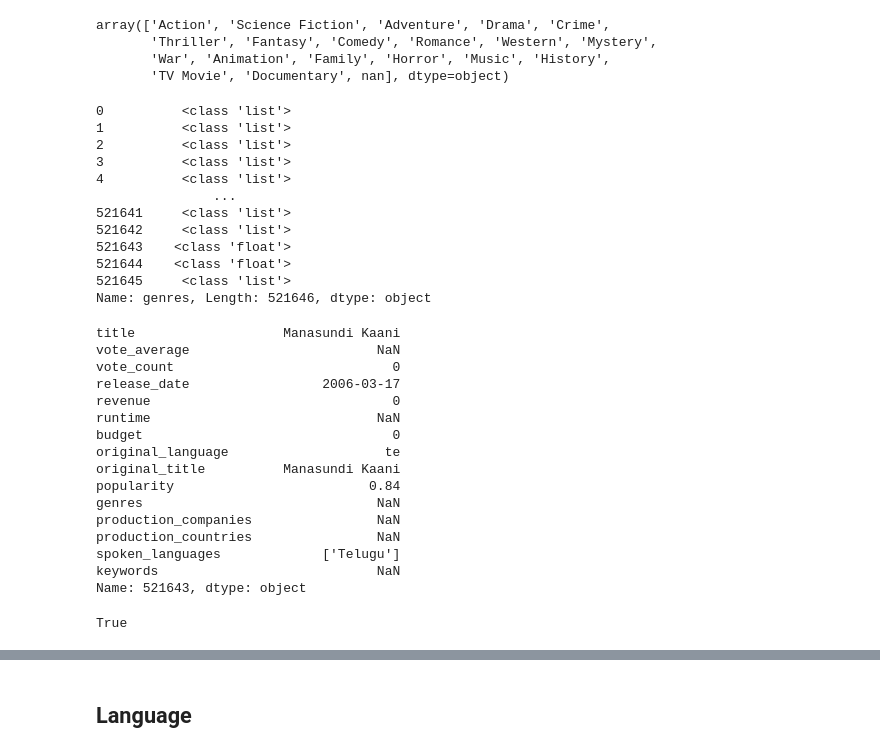
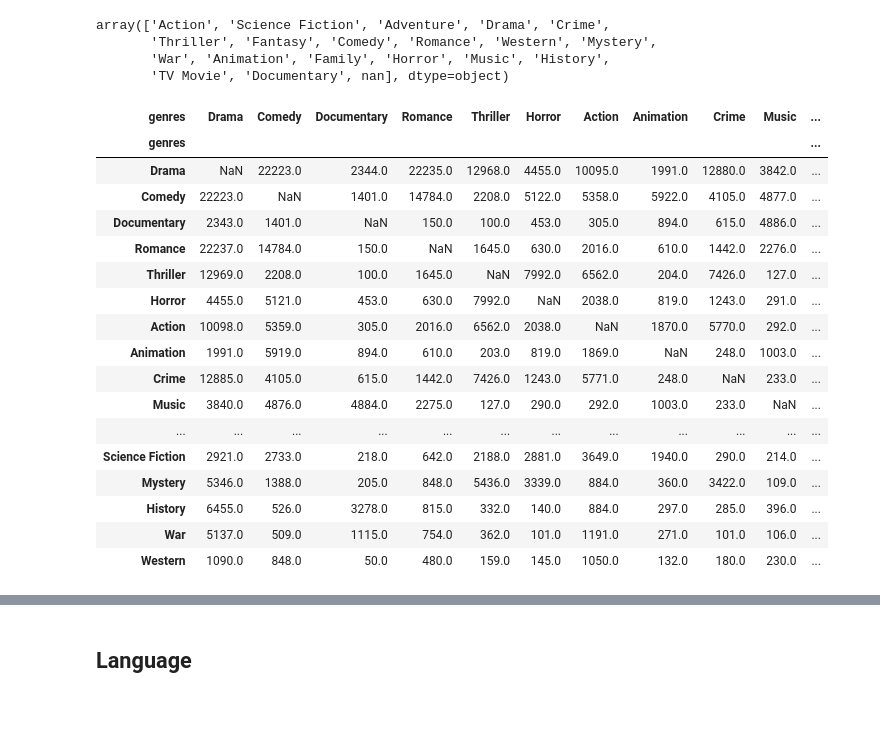
Before and after one commit to KiwiFlavorBepis/FilmFinder, a Jupyter notebook: Data/Data Visualization/Visualizations.ipynb, the cells around one changed output, grey strips where cells are left out. Drawn from its saved outputs; the diff is of its cells as text; code cells hidden in the pictures; blank space fills up the shorter version.

```diff
--- a/Data/Data Visualization/Visualizations.ipynb
+++ b/Data/Data Visualization/Visualizations.ipynb
@@ -104,44 +127,3 @@ array(['Action', 'Science Fiction', 'Adventure', 'Drama', 'Crime',
        'Thriller', 'Fantasy', 'Comedy', 'Romance', 'Western', 'Mystery',
        'War', 'Animation', 'Family', 'Horror', 'Music', 'History',
        'TV Movie', 'Documentary', nan], dtype=object)
-# %%
-action_movies = data.copy(deep=True)
-types = action_movies.genres.apply(lambda x: type(x))
-print(types)
-# %% [output]
-0          <class 'list'>
-1          <class 'list'>
-2          <class 'list'>
-3          <class 'list'>
-4          <class 'list'>
-               ...
-521641     <class 'list'>
-521642     <class 'list'>
-521643    <class 'float'>
-521644    <class 'float'>
-521645     <class 'list'>
-Name: genres, Length: 521646, dtype: object
-# %%
-print(action_movies.iloc[521643])
-# %% [output]
-title                   Manasundi Kaani
-vote_average                        NaN
-vote_count                            0
-release_date                 2006-03-17
-revenue                               0
-runtime                             NaN
-budget                                0
-original_language                    te
-original_title          Manasundi Kaani
-popularity                         0.84
-genres                              NaN
-production_companies                NaN
-production_countries                NaN
-spoken_languages             ['Telugu']
-keywords                            NaN
-Name: 521643, dtype: object
-# %%
-list = ['1', '2']
-'1' in list
-# %% [output]
-True
@@ -151,0 +143,27 @@ action_movies = action_movies[action_movies.isAction]
+# %%
+val_counts = [i.genres.value_counts() for i in isolated_genres]
+val_counts = [i.to_frame().T for i in val_counts]
+genre_relations = pd.concat(val_counts)
+genre_relations.set_index(genres_ordered.index, inplace=True)
+genre_relations = genre_relations[genres_ordered.index.tolist()]
+#genre_relations = genre_relations.fillna(0)
+genre_relations
+# %% [output]
+| genres | Drama | Comedy | Documentary | Romance | Thriller | Horror | Action | Animation | Crime | Music | ... |
+| genres |  |  |  |  |  |  |  |  |  |  | ... |
+| Drama | NaN | 22223.0 | 2344.0 | 22235.0 | 12968.0 | 4455.0 | 10095.0 | 1991.0 | 12880.0 | 3842.0 | ... |
+| Comedy | 22223.0 | NaN | 1401.0 | 14784.0 | 2208.0 | 5122.0 | 5358.0 | 5922.0 | 4105.0 | 4877.0 | ... |
+| Documentary | 2343.0 | 1401.0 | NaN | 150.0 | 100.0 | 453.0 | 305.0 | 894.0 | 615.0 | 4886.0 | ... |
+| Romance | 22237.0 | 14784.0 | 150.0 | NaN | 1645.0 | 630.0 | 2016.0 | 610.0 | 1442.0 | 2276.0 | ... |
+| Thriller | 12969.0 | 2208.0 | 100.0 | 1645.0 | NaN | 7992.0 | 6562.0 | 204.0 | 7426.0 | 127.0 | ... |
+| Horror | 4455.0 | 5121.0 | 453.0 | 630.0 | 7992.0 | NaN | 2038.0 | 819.0 | 1243.0 | 291.0 | ... |
+| Action | 10098.0 | 5359.0 | 305.0 | 2016.0 | 6562.0 | 2038.0 | NaN | 1870.0 | 5770.0 | 292.0 | ... |
+| Animation | 1991.0 | 5919.0 | 894.0 | 610.0 | 203.0 | 819.0 | 1869.0 | NaN | 248.0 | 1003.0 | ... |
+| Crime | 12885.0 | 4105.0 | 615.0 | 1442.0 | 7426.0 | 1243.0 | 5771.0 | 248.0 | NaN | 233.0 | ... |
+| Music | 3840.0 | 4876.0 | 4884.0 | 2275.0 | 127.0 | 290.0 | 292.0 | 1003.0 | 233.0 | NaN | ... |
+| ... | ... | ... | ... | ... | ... | ... | ... | ... | ... | ... | ... |
+| Science Fiction | 2921.0 | 2733.0 | 218.0 | 642.0 | 2188.0 | 2881.0 | 3649.0 | 1940.0 | 290.0 | 214.0 | ... |
+| Mystery | 5346.0 | 1388.0 | 205.0 | 848.0 | 5436.0 | 3339.0 | 884.0 | 360.0 | 3422.0 | 109.0 | ... |
+| History | 6455.0 | 526.0 | 3278.0 | 815.0 | 332.0 | 140.0 | 884.0 | 297.0 | 285.0 | 396.0 | ... |
+| War | 5137.0 | 509.0 | 1115.0 | 754.0 | 362.0 | 101.0 | 1191.0 | 271.0 | 101.0 | 106.0 | ... |
+| Western | 1090.0 | 848.0 | 50.0 | 480.0 | 159.0 | 145.0 | 1050.0 | 132.0 | 180.0 | 230.0 | ... |
```
Also changed, not shown: parts of 14 cells of this notebook.
